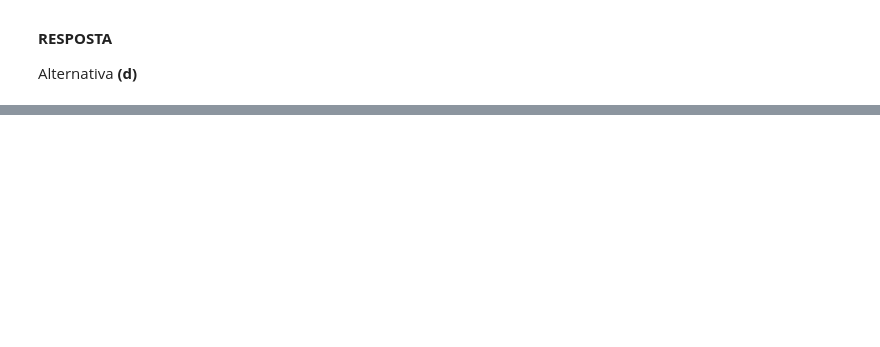
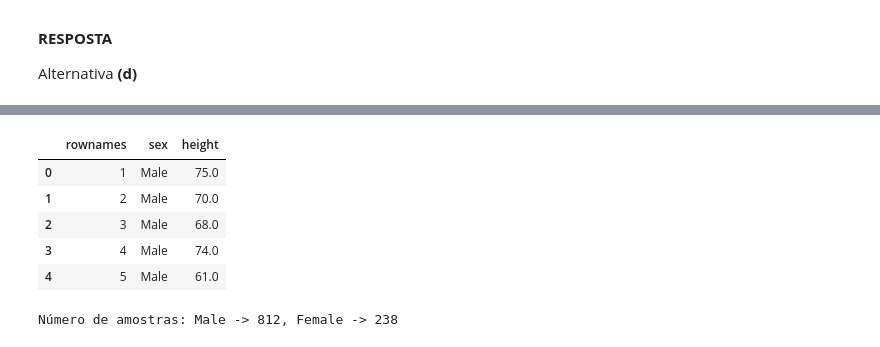
Before and after one commit to pdcos/analise_visual_ciencia_de_dados, a Jupyter notebook: participacao_5/solutions_5.ipynb, the cells around one changed output, grey strips where cells are left out. Cells and saved outputs as stored; diff of their text form; code cells hidden in the pictures; blank space fills up the shorter version.

```diff
--- a/participacao_5/solutions_5.ipynb
+++ b/participacao_5/solutions_5.ipynb
@@ -149,0 +156,21 @@ Alternativa **(d)**
+# %%
+# Importando dataset heights
+
+url = "https://vincentarelbundock.github.io/Rdatasets/csv/dslabs/heights.csv"
+
+df_heights = pd.read_csv(url)
+
+display(df_heights.head())
+
+male = df_heights.loc[df_heights.sex=='Male', 'height']
+female = df_heights.loc[df_heights.sex=='Female', 'height']
+
+print(f"Número de amostras: Male -> {male.shape[0]}, Female -> {female.shape[0]}")
+# %% [output]
+|  | rownames | sex | height |
+| 0 | 1 | Male | 75.0 |
+| 1 | 2 | Male | 70.0 |
+| 2 | 3 | Male | 68.0 |
+| 3 | 4 | Male | 74.0 |
+| 4 | 5 | Male | 61.0 |
+Número de amostras: Male -> 812, Female -> 238
```
Also changed, not shown: parts of 7 cells of this notebook.
